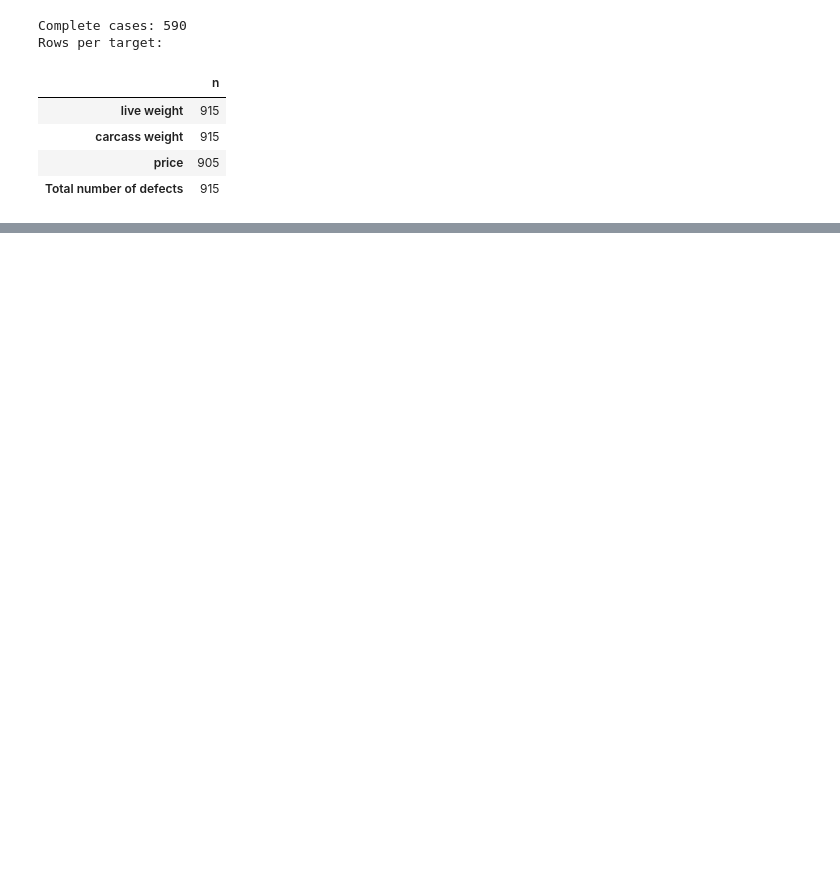
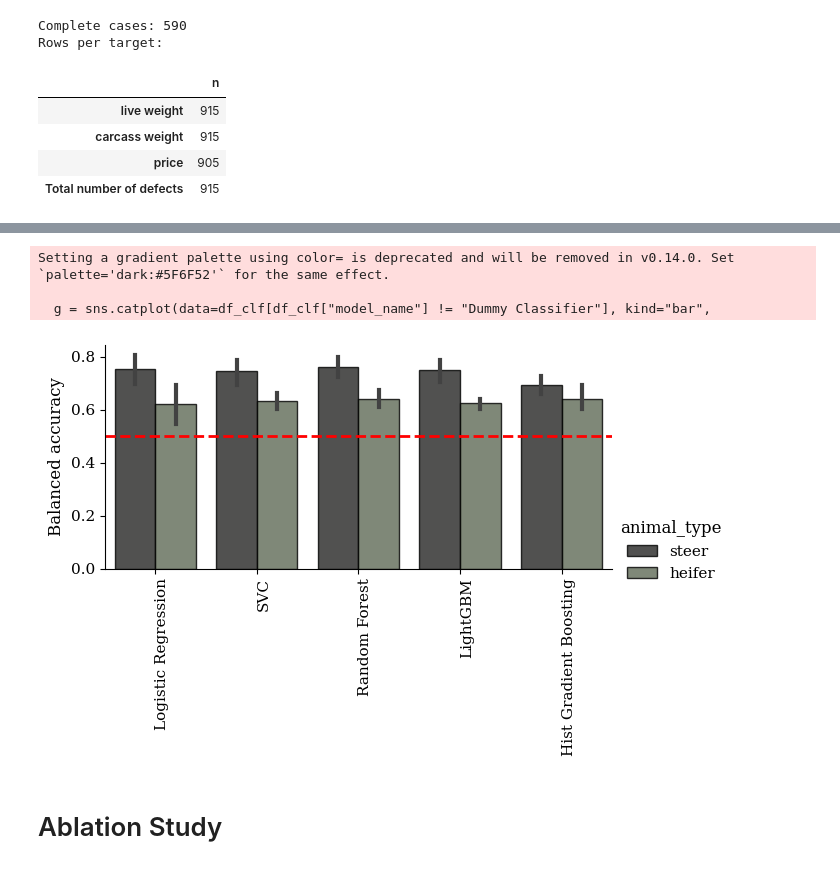
Before and after one commit to KatDost/Weather-CattleHealth, a Jupyter notebook: beef_predictive_modelling.ipynb, the cells around one changed output, grey strips where cells are left out. Saved outputs shown, nothing was run; the diff lists cells and outputs as text; code cells hidden in the pictures; blank space fills up the shorter version.

```diff
--- a/beef_predictive_modelling.ipynb
+++ b/beef_predictive_modelling.ipynb
@@ -325,0 +551,27 @@ for ax in g.axes.flat:
+# %%
+df_clf = pd.read_csv("results/cv_results_defect_classification.csv")
+df_clf = df_clf[df_clf["evaluated_on (Train/Test)"].eq("Test")].copy()
+df_clf = df_clf[df_clf["measure"].eq("Balanced Accuracy")].copy()
+df_clf = df_clf[df_clf["animal_type"] != "cow"].copy()
+
+g = sns.catplot(data=df_clf[df_clf["model_name"] != "Dummy Classifier"], kind="bar",
+                x="model_name", y="Score", color=COLORS[0], alpha=0.8, hue="animal_type",
+                edgecolor="black", height=3, aspect=2)
+
+g.set_xticklabels(rotation=90, ha="right", rotation_mode="anchor")
+g.set_axis_labels("", "Balanced accuracy")
+
+baseline = df_clf[df_clf["model_name"] == "Dummy Classifier"]["Score"].mean()
+
+for ax in g.axes.flat:
+    ax.axhline(y=baseline, color="red", linestyle="--")
+
+plt.savefig("figs/meat_pred_modelling_defects_extended.svg", bbox_inches="tight")
+plt.savefig("figs/meat_pred_modelling_defects_extended.png", dpi=300, bbox_inches="tight")
+# %% [output]
+Setting a gradient palette using color= is deprecated and will be removed in v0.14.0. Set `palette='dark:#5F6F52'` for the same effect.
+
+  g = sns.catplot(data=df_clf[df_clf["model_name"] != "Dummy Classifier"], kind="bar",
+[figure, added]
+# %% [markdown]
+# Ablation Study
```
Also changed, not shown: parts of 12 cells of this notebook, 42 other files.
